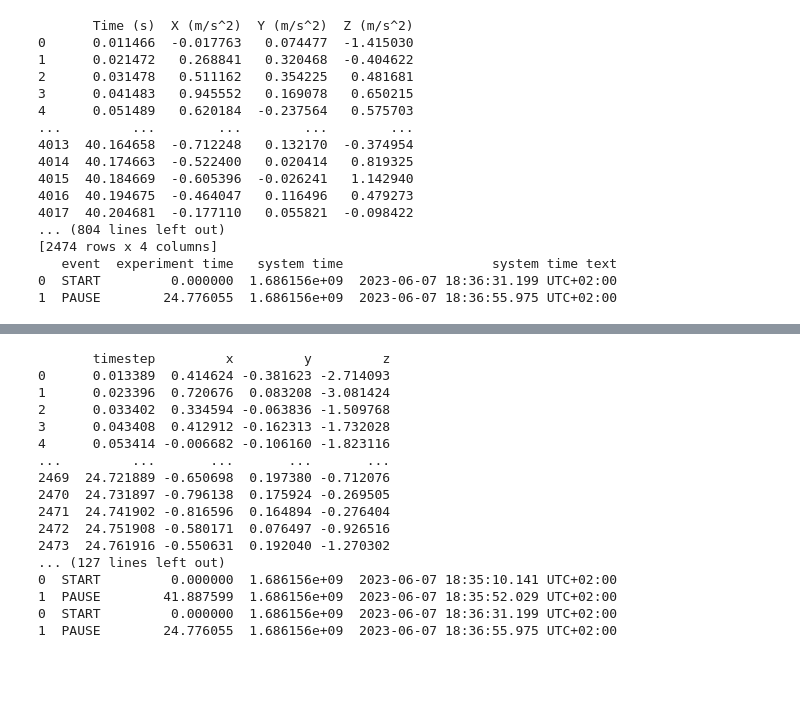
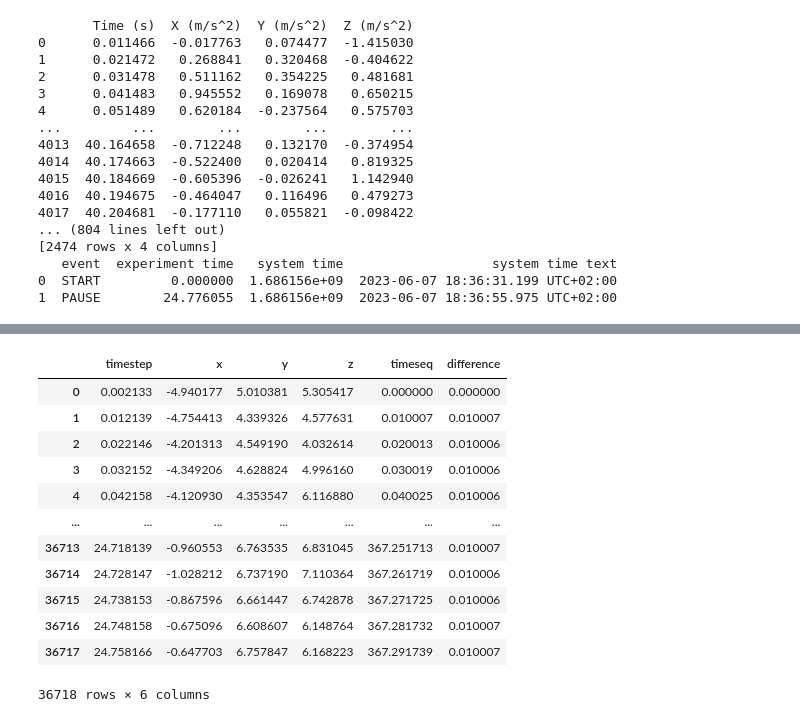
Before and after one commit to florencecornelissen/ML4QS2023A1, a Jupyter notebook: Python3Code/cleandatasets.ipynb, the cells around one changed output, grey strips where cells are left out. Drawn from its saved outputs; the diff is of its cells as text; code cells hidden in the pictures; blank space fills up the shorter version.

Commit message:
Added switching times

```diff
--- a/cleandatasets.ipynb
+++ b/Python3Code/cleandatasets.ipynb
@@ -147,35 +129,49 @@ combineddf['time']
 # %%
 dataframes['Accelerometer'].rename(columns={'Time (s)': 'timestep', 'X (m/s^2)': 'x', 'Y (m/s^2)': 'y', 'Z (m/s^2)': 'z'}, inplace=True)
+dataframes['Accelerometer']['timeseq'] = dataframes['Accelerometer']['timestep'].cumsum()
 dataframes['Barometer'].rename(columns={'Time (s)': 'timestep', 'X (hPa)': 'x'}, inplace=True)
+dataframes['Barometer']['timestep'] = dataframes['Barometer']['timestep'].cumsum()
 dataframes['Gyroscope'].rename(columns={'Time (s)': 'timestep', 'X (rad/s)': 'x', 'Y (rad/s)': 'y', 'Z (rad/s)': 'z'}, inplace=True)
+dataframes['Gyroscope']['timestep'] = dataframes['Gyroscope']['timestep'].cumsum()
 dataframes['Linear_Accelerometer'].rename(columns={'Time (s)': 'timestep', 'X (m/s^2)': 'x', 'Y (m/s^2)': 'y', 'Z (m/s^2)': 'z'}, inplace=True)
+dataframes['Linear_Accelerometer']['timestep'] = dataframes['Linear_Accelerometer']['timestep'].cumsum()
 dataframes['Location'].rename(columns={'Time (s)': 'timestep', 'Latitude (°)': 'latitude', 'Longitude (°)': 'longitude', 'Heigh (m)': 'h', 'Velocity (m/s)': 'vel', 'Direction (°)': 'dir', 'Horizontal Accuracy (m)': 'hor_acc', 'Vertical Accuracy (°)': 'ver_acc'}, inplace=True)
+dataframes['Location']['timestep'] = dataframes['Location']['timestep'].cumsum()
 dataframes['Magnetometer'].rename(columns={'Time (s)': 'timestep', 'X (μT)': 'x', 'Y (μT)': 'y', 'Z (μT)': 'z'}, inplace=True)
+dataframes['Magnetometer']['timestep'] = dataframes['Magnetometer']['timestep'].cumsum()
 dataframes['Proximity'].rename(columns={'Time (s)': 'timestep', 'Distance (cm)': 'dis'}, inplace=True)
+dataframes['Proximity']['timestep'] = dataframes['Proximity']['timestep'].cumsum()
 dataframes['time'].rename(columns={'experiment time': 'experiment_time', 'system time': 'system_time', 'system time text': 'system_text_time'}, inplace=True)
+dataframes['time']['timeseq'] = dataframes['time']['experiment_time'].cumsum()
-# %%
-for df in dataframes.values():
-    filepath =
-    df.to_csv()
-# %% [output]
-       timestep         x         y         z
-0      0.013389  0.414624 -0.381623 -2.714093
-1      0.023396  0.720676  0.083208 -3.081424
-2      0.033402  0.334594 -0.063836 -1.509768
-3      0.043408  0.412912 -0.162313 -1.732028
-4      0.053414 -0.006682 -0.106160 -1.823116
-...         ...       ...       ...       ...
-2469  24.721889 -0.650698  0.197380 -0.712076
-2470  24.731897 -0.796138  0.175924 -0.269505
-2471  24.741902 -0.816596  0.164894 -0.276404
-2472  24.751908 -0.580171  0.076497 -0.926516
-2473  24.761916 -0.550631  0.192040 -1.270302
-... (127 lines left out)
-0  START         0.000000  1.686156e+09  2023-06-07 18:35:10.141 UTC+02:00
-1  PAUSE        41.887599  1.686156e+09  2023-06-07 18:35:52.029 UTC+02:00
-0  START         0.000000  1.686156e+09  2023-06-07 18:36:31.199 UTC+02:00
-1  PAUSE        24.776055  1.686156e+09  2023-06-07 18:36:55.975 UTC+02:00
 # %%
 # Save to dataframes as csv in the datasets folder
 for df in dataframes.keys():
     dataframes[df].to_csv('/Users/florencecornelissen/Documents/VU/ML4QS/ML4QS2023A1/Python3Code/datasets/exercises/' + df + 'flo.csv', index=False)
+# %%
+# Add a column and calculate the difference between the time steps, and when the difference is negative, put it to 0
+# for df in dataframes.keys():
+for i in range(len(dataframes['Accelerometer'].index)- 1):
+    if i == 0:
+        dataframes['Accelerometer']['difference'][i] = 0
+    elif dataframes['Accelerometer']['timestep'][i+1] < dataframes['Accelerometer']['timestep'][i]:
+        dataframes['Accelerometer']['difference'][i] = 0
+    else:
+        dataframes['Accelerometer']['difference'][i] = dataframes['Accelerometer']['timestep'][i+1] - dataframes['Accelerometer']['timestep'][i]
+
+dataframes['Accelerometer']['timeseq'] = dataframes['Accelerometer']['difference'].cumsum()
+
+dataframes['Accelerometer']
+# %% [output]
+|  | timestep | x | y | z | timeseq | difference |
+| 0 | 0.002133 | -4.940177 | 5.010381 | 5.305417 | 0.000000 | 0.000000 |
+| 1 | 0.012139 | -4.754413 | 4.339326 | 4.577631 | 0.010007 | 0.010007 |
+| 2 | 0.022146 | -4.201313 | 4.549190 | 4.032614 | 0.020013 | 0.010006 |
+| 3 | 0.032152 | -4.349206 | 4.628824 | 4.996160 | 0.030019 | 0.010006 |
+| 4 | 0.042158 | -4.120930 | 4.353547 | 6.116880 | 0.040025 | 0.010006 |
+| ... | ... | ... | ... | ... | ... | ... |
+| 36713 | 24.718139 | -0.960553 | 6.763535 | 6.831045 | 367.251713 | 0.010007 |
+| 36714 | 24.728147 | -1.028212 | 6.737190 | 7.110364 | 367.261719 | 0.010006 |
+| 36715 | 24.738153 | -0.867596 | 6.661447 | 6.742878 | 367.271725 | 0.010006 |
+| 36716 | 24.748158 | -0.675096 | 6.608607 | 6.148764 | 367.281732 | 0.010007 |
+| 36717 | 24.758166 | -0.647703 | 6.757847 | 6.168223 | 367.291739 | 0.010007 |
+36718 rows × 6 columns
```
Also changed, not shown: parts of 10 cells of this notebook, 5 other files.
